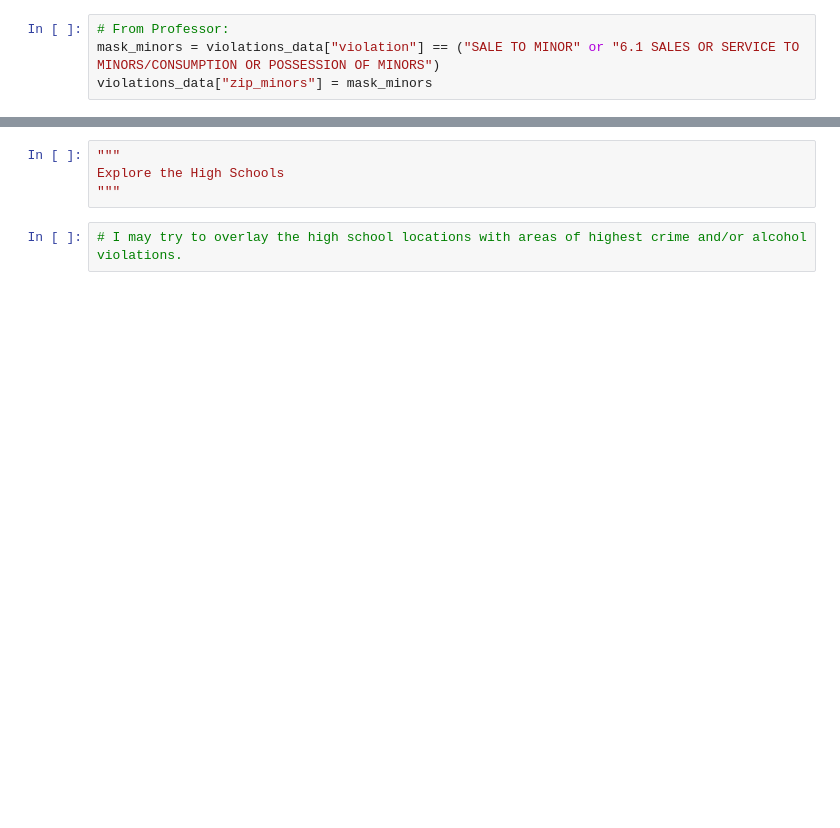
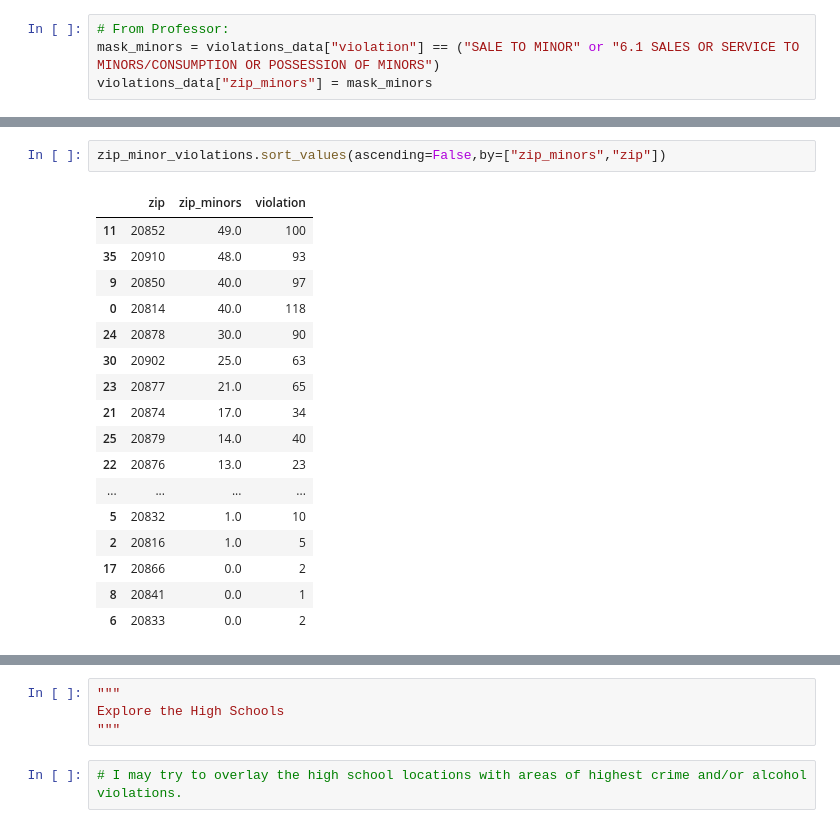
Before and after one commit to jenniferparaboschi/Data205Projects, a Jupyter notebook: JParaboschiProject.ipynb, the cells around one changed output, grey strips where cells are left out. Cells and saved outputs as stored; diff of their text form; blank space fills up the shorter version.

```diff
--- a/JParaboschiProject.ipynb
+++ b/JParaboschiProject.ipynb
@@ -432,3 +752,23 @@ zip_minor_violations.sort_values(ascending=False,by=["violation","zip"])
+# %%
+zip_minor_violations.sort_values(ascending=False,by=["zip_minors","zip"])
+# %% [output]
+|  | zip | zip_minors | violation |
+| 11 | 20852 | 49.0 | 100 |
+| 35 | 20910 | 48.0 | 93 |
+| 9 | 20850 | 40.0 | 97 |
+| 0 | 20814 | 40.0 | 118 |
+| 24 | 20878 | 30.0 | 90 |
+| 30 | 20902 | 25.0 | 63 |
+| 23 | 20877 | 21.0 | 65 |
+| 21 | 20874 | 17.0 | 34 |
+| 25 | 20879 | 14.0 | 40 |
+| 22 | 20876 | 13.0 | 23 |
+| ... | ... | ... | ... |
+| 5 | 20832 | 1.0 | 10 |
+| 2 | 20816 | 1.0 | 5 |
+| 17 | 20866 | 0.0 | 2 |
+| 8 | 20841 | 0.0 | 1 |
+| 6 | 20833 | 0.0 | 2 |
 # %%
 # From Professor
 plt.rcdefaults() #resets default chart style to not pick up previous chart style
```
Also changed, not shown: parts of 59 cells of this notebook.
